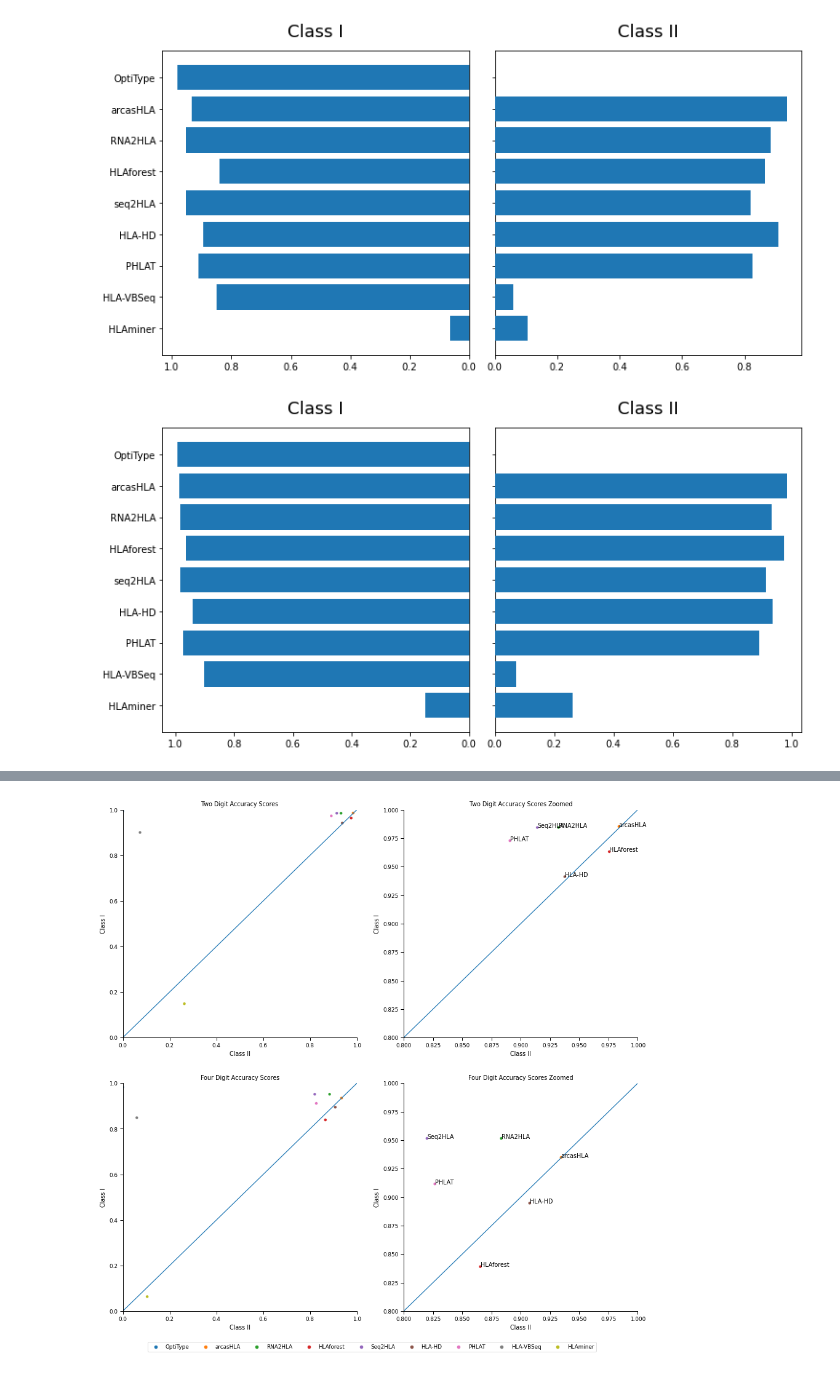
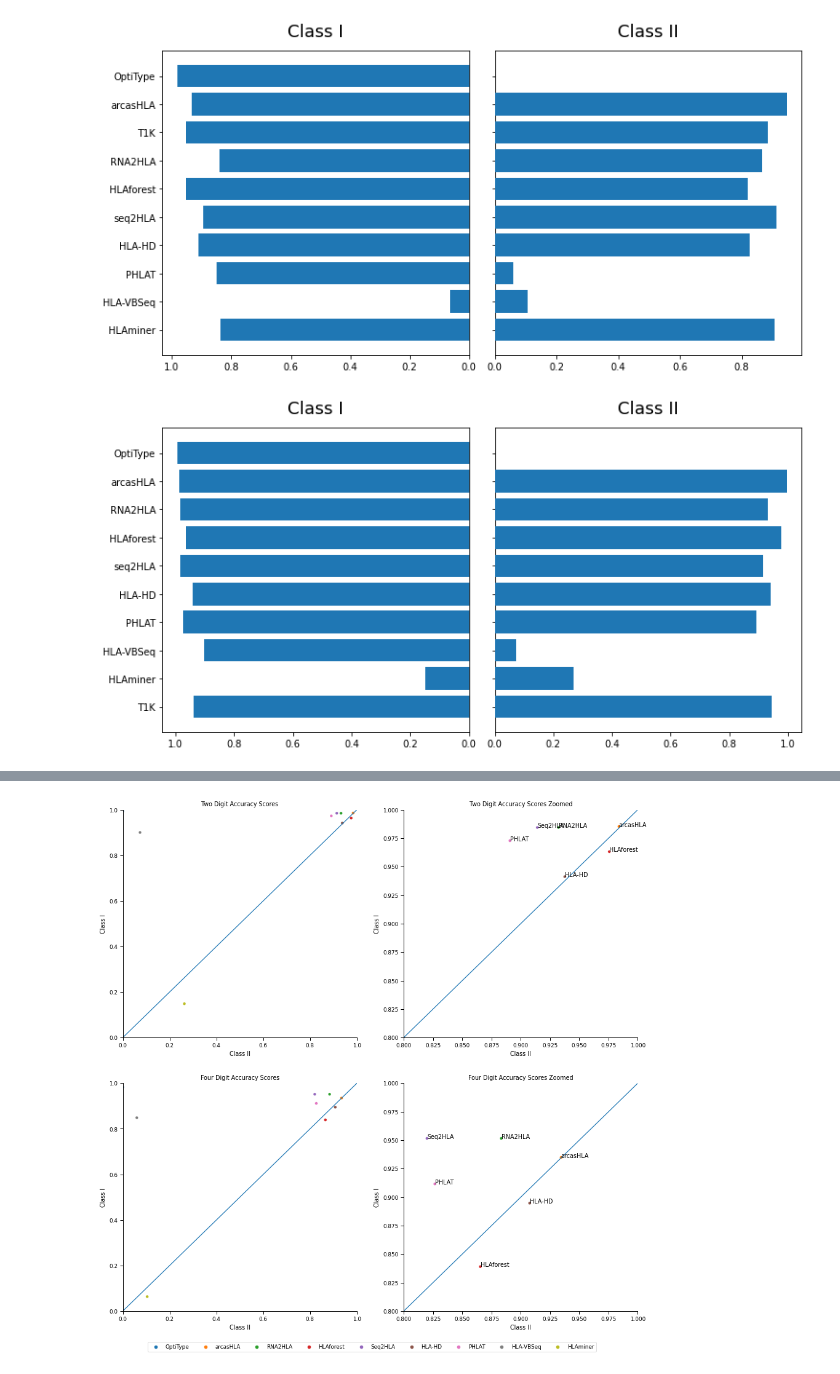
Before and after one commit to ydottie/hlaproject, a Jupyter notebook: notebooks/accuracy.ipynb, the cells around one changed output, grey strips where cells are left out. Drawn from its saved outputs; the diff is of its cells as text; code cells hidden in the pictures.

```diff
--- a/notebooks/accuracy.ipynb
+++ b/notebooks/accuracy.ipynb
@@ -103,7 +103,7 @@ pd.DataFrame(allresults,index=tools)
 # %%
 # plotting 0 4dig accuracy
 
-index = ["OptiType","arcasHLA","RNA2HLA","HLAforest","seq2HLA","HLA-HD","PHLAT","HLA-VBSeq","HLAminer"]
+index = ["OptiType","arcasHLA","T1K","RNA2HLA","HLAforest","seq2HLA","HLA-HD","PHLAT","HLA-VBSeq","HLAminer"]
 title0 = 'Class I'
 title1 = 'Class II'
 
@@ -122,31 +122,31 @@ axes[1].set_title(title1, fontsize=18, pad=15)
 axes[0].invert_xaxis()
 plt.gca().invert_yaxis()
 # %% [output]
-[figure, old version]
+[figure, new version]
 # %%
 # plotting 2 dig accuracy
 
 
-index = ["OptiType","arcasHLA","RNA2HLA","HLAforest","seq2HLA","HLA-HD","PHLAT","HLA-VBSeq","HLAminer"]
+index = ["OptiType","arcasHLA","RNA2HLA","HLAforest","seq2HLA","HLA-HD","PHLAT","HLA-VBSeq","HLAminer","T1K"]
 title0 = 'Class I'
 title1 = 'Class II'
 twodig_I = classIresults[:,1]+classIresults[:,2]
 twodig_II = classIIresults[:,1]+classIIresults[:,2]
 
 
 fig, axes = plt.subplots(figsize=(10,5),  ncols=2, sharey=True)
 fig.tight_layout()
 
 axes[0].barh(index, twodig_I, align='center',zorder=10)
 axes[0].set_title(title0, fontsize=18, pad=15)
 axes[1].barh(index, twodig_II, align='center', zorder=10)
 axes[1].set_title(title1, fontsize=18, pad=15)
 
 
 axes[0].invert_xaxis()
 plt.gca().invert_yaxis()
 # %% [output]
-[figure, old version]
+[figure, new version]
 # %%
 fig, ax = plt.subplots(2, 2,figsize=(15, 15))
 
```
Also changed, not shown: parts of 4 cells of this notebook.
